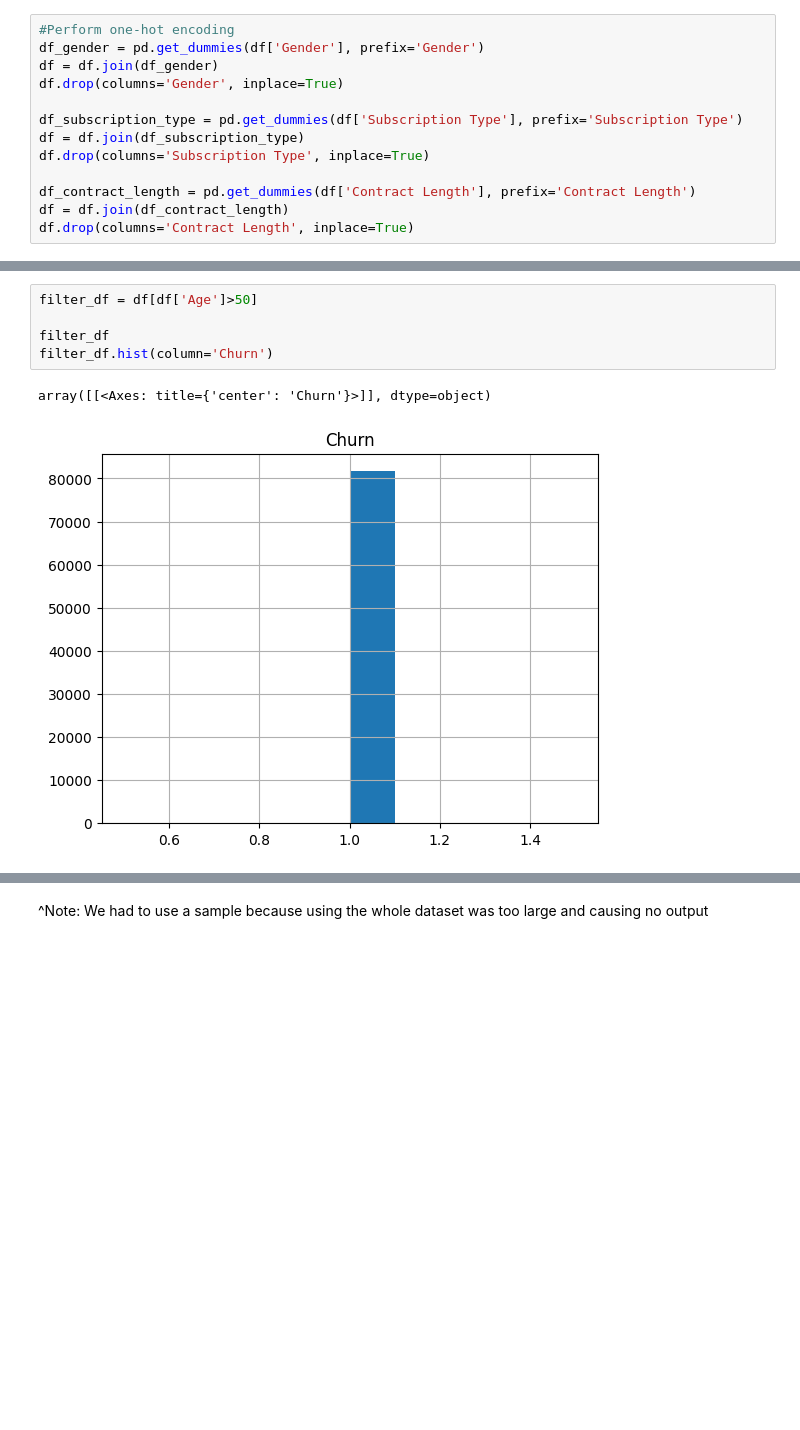
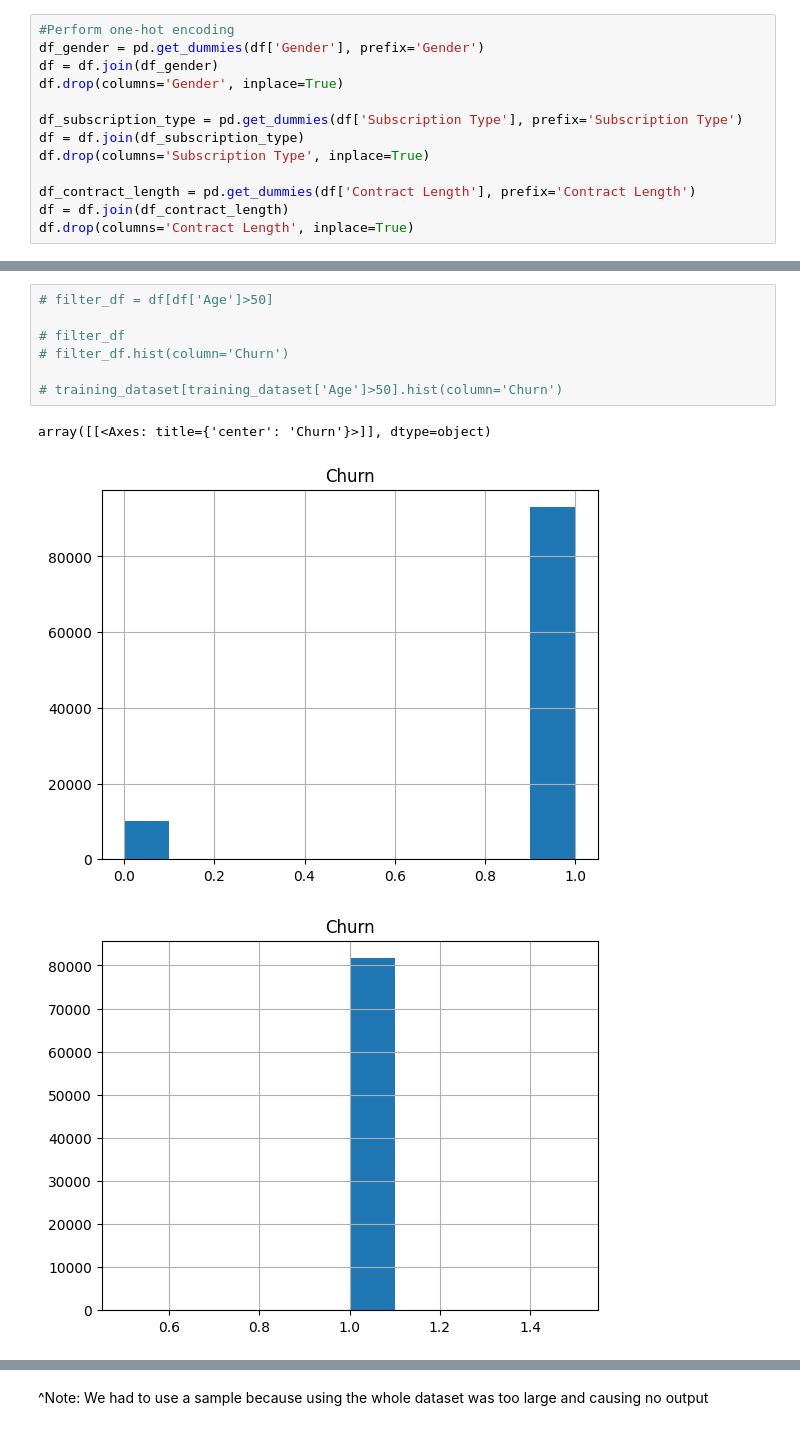
Before and after one commit to jkyc38/teammastercard, a Jupyter notebook: MasterCard_CustomerChurnPrediction.ipynb, the cells around one changed output, grey strips where cells are left out. Saved outputs shown, nothing was run; the diff lists cells and outputs as text; blank space fills up the shorter version.

Commit message:
merge datasets

```diff
--- a/MasterCard_CustomerChurnPrediction.ipynb
+++ b/MasterCard_CustomerChurnPrediction.ipynb
@@ -293,11 +259,14 @@ sns.pairplot(data=df_corrs_sample, kind='kde', corner=True)
 # %%
-filter_df = df[df['Age']>50]
+# filter_df = df[df['Age']>50]
 
-filter_df
-filter_df.hist(column='Churn')
+# filter_df
+# filter_df.hist(column='Churn')
+
+# training_dataset[training_dataset['Age']>50].hist(column='Churn')
 # %% [output]
 array([[<Axes: title={'center': 'Churn'}>]], dtype=object)
-[figure, old version]
+[figure, new version]
+[figure, added]
 # %%
 df[df['Age']>50].head(100)
 # %% [output]
```
Also changed, not shown: parts of 21 cells of this notebook, 1 other file.
